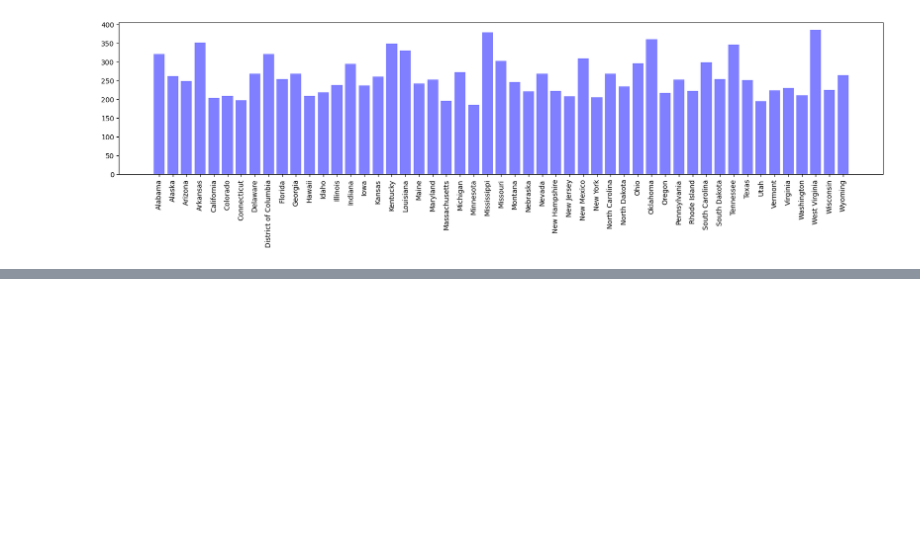
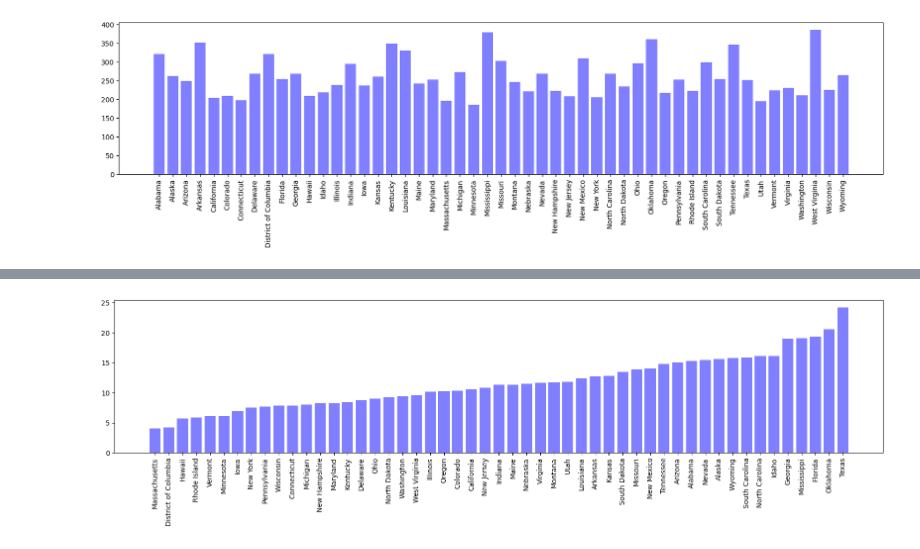
Before and after one commit to redpandata19/Project_1_Team_5, a Jupyter notebook: Premature_deaths.ipynb, the cells around one changed output, grey strips where cells are left out. Cells and saved outputs as stored; diff of their text form; code cells hidden in the pictures; blank space fills up the shorter version.

```diff
--- a/Premature_deaths.ipynb
+++ b/Premature_deaths.ipynb
@@ -417,0 +451,4 @@ plt.show()
+# %%
+# Sort the data set high to low
+unis_clean_1819_sorted = unis_clean_1819.sort_values("Percentage of Uninsured Adults")
+unis_clean_1819_sorted.head()
@@ -417,0 +462,9 @@ plt.show()
+# %%
+x_axis = np.arange(len(unis_clean_1819_sorted))
+tick_locations = [State for State in x_axis]
+plt.figure(figsize=(20,4))
+plt.bar(x_axis, unis_clean_1819_sorted["Percentage of Uninsured Adults"], color='b', alpha=0.5, align="center")
+plt.xticks(tick_locations, unis_clean_1819_sorted["State"], rotation="vertical")
+plt.show()
+# %% [output]
+[figure, added]
```
Also changed, not shown: parts of 8 cells of this notebook.
